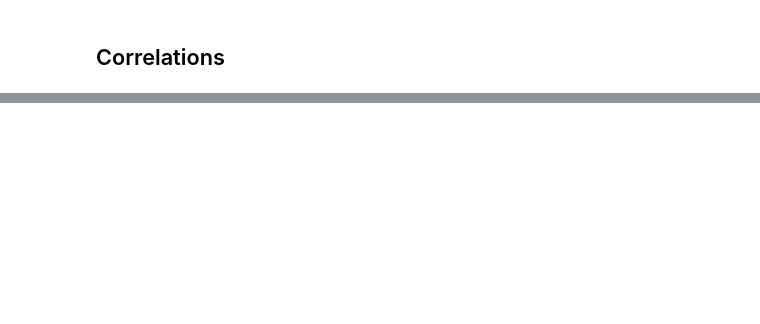
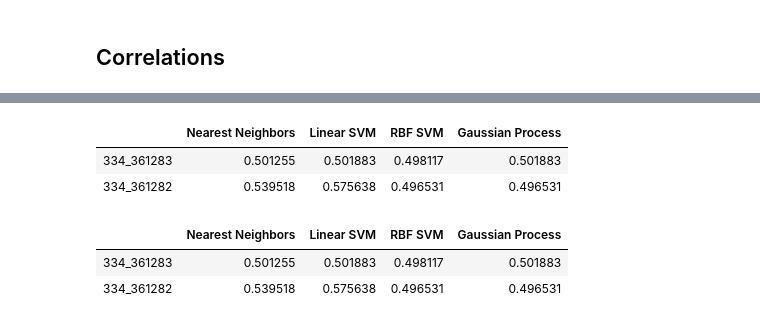
Before and after one commit to UTA-DataScience/DATA.4380.Spring.2024, a Jupyter notebook: Lectures/Lecture.8/Lecture.8.ipynb, the cells around one changed output, grey strips where cells are left out. Saved outputs shown, nothing was run; the diff lists cells and outputs as text; code cells hidden in the pictures; blank space fills up the shorter version.

```diff
--- a/Lectures/Lecture.8/Lecture.8.ipynb
+++ b/Lectures/Lecture.8/Lecture.8.ipynb
@@ -607,0 +1253,30 @@ list(corr_dict_sorted.keys())[-1:-25:-1]
+# %%
+names = [
+    "Nearest Neighbors",
+    "Linear SVM",
+    "RBF SVM",
+    "Gaussian Process",
+    "Decision Tree",
+    "Random Forest",
+    "Neural Net",
+    "AdaBoost",
+    "Naive Bayes",
+    "QDA",
+]
+classifier_instances = [
+    KNeighborsClassifier(3),
+    SVC(kernel="linear", C=0.025, random_state=42),
+    SVC(gamma=2, C=1, random_state=42),
+    GaussianProcessClassifier(1.0 * RBF(1.0), random_state=42),
+    DecisionTreeClassifier(max_depth=5, random_state=42),
+    RandomForestClassifier(
+        max_depth=5, n_estimators=10, max_features=1, random_state=42
+    ),
+    MLPClassifier(alpha=1, max_iter=1000, random_state=42),
+    AdaBoostClassifier(algorithm="SAMME", random_state=42),
+    GaussianNB(),
+    QuadraticDiscriminantAnalysis(),
+]
+classifiers = dict(zip(names,classifier_instances))
+# %%
+datasets = { name : (d["Training"],d["Target"]) for name , d in [(name , load_dataset(name)) for name in binary_classification_datasets]}
@@ -607,0 +1330,2 @@ list(corr_dict_sorted.keys())[-1:-25:-1]
+# %%
+scores = fit_all(datasets,classifiers,1,2)
@@ -607,0 +1374,11 @@ list(corr_dict_sorted.keys())[-1:-25:-1]
+# %%
+display(HTML(tabulate.tabulate(list(map(lambda x: [x[0]]+x[1],zip(scores.keys(),map(lambda x: list(x.values()),scores.values())))),
+                               tablefmt='html',
+                               headers=[" "]+list(next(iter(scores.items()))[1].keys()))))
+# %% [output]
+|  | Nearest Neighbors | Linear SVM | RBF SVM | Gaussian Process |
+| 334_361283 | 0.501255 | 0.501883 | 0.498117 | 0.501883 |
+| 334_361282 | 0.539518 | 0.575638 | 0.496531 | 0.496531 |
+|  | Nearest Neighbors | Linear SVM | RBF SVM | Gaussian Process |
+| 334_361283 | 0.501255 | 0.501883 | 0.498117 | 0.501883 |
+| 334_361282 | 0.539518 | 0.575638 | 0.496531 | 0.496531 |
```
Also changed, not shown: parts of 64 cells of this notebook, 1 other file.
